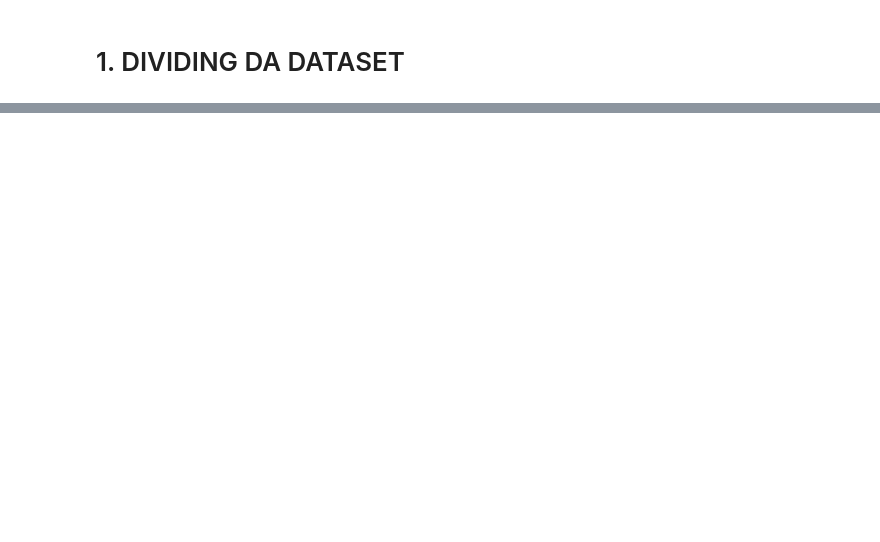
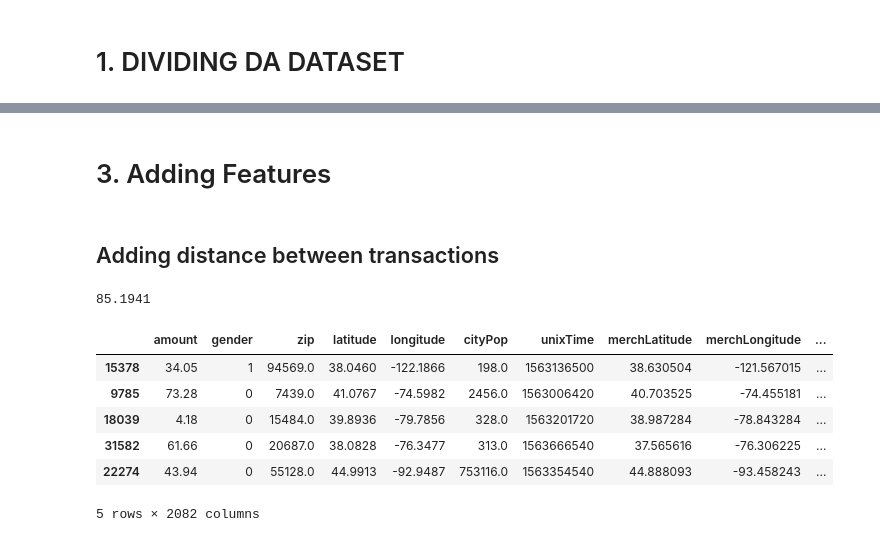
Before and after one commit to ethan-rng/dataquest, a Jupyter notebook: transformerModel.ipynb, the cells around one changed output, grey strips where cells are left out. Drawn from its saved outputs; the diff is of its cells as text; code cells hidden in the pictures; blank space fills up the shorter version.

```diff
--- a/transformerModel.ipynb
+++ b/transformerModel.ipynb
@@ -118,0 +101,48 @@ df
+# %% [markdown]
+# 3. Adding Features
+# %% [markdown]
+## Adding distance between transactions
+# %%
+import math
+def haversine(lat1, lon1, lat2, lon2):
+    R = 6371  # Radius of the Earth in kilometers
+
+    # Convert latitude and longitude from degrees to radians
+    lat1 = math.radians(lat1)
+    lon1 = math.radians(lon1)
+    lat2 = math.radians(lat2)
+    lon2 = math.radians(lon2)
+
+    # Haversine formula
+    dlon = lon2 - lon1
+    dlat = lat2 - lat1
+    a = math.sin(dlat / 2)**2 + math.cos(lat1) * math.cos(lat2) * math.sin(dlon / 2)**2
+    c = 2 * math.atan2(math.sqrt(a), math.sqrt(1 - a))
+    distance = R * c
+
+    return distance
+
+# Coordinates of the two points
+lat1, lon1 = 37.2692, -82.9161
+lat2, lon2 = 37.622362, -82.676007
+
+distanceBetween = []
+for index in df.index:
+    lat1 = df.iloc[index]["latitude"]
+    long1 =  df.iloc[index]["longitude"]
+    lat2 = df.iloc[index]["merchLatitude"]
+    long2 = df.iloc[index]["merchLongitude"]
+    distanceBetween.append(round(haversine(lat1, long1, lat2, long2), 4))
+
+print(distanceBetween[0])
+df["distance_between"] = distanceBetween
+df.sample(5)
+# %% [output]
+85.1941
+|  | amount | gender | zip | latitude | longitude | cityPop | unixTime | merchLatitude | merchLongitude | ... |
+| 15378 | 34.05 | 1 | 94569.0 | 38.0460 | -122.1866 | 198.0 | 1563136500 | 38.630504 | -121.567015 | ... |
+| 9785 | 73.28 | 0 | 7439.0 | 41.0767 | -74.5982 | 2456.0 | 1563006420 | 40.703525 | -74.455181 | ... |
+| 18039 | 4.18 | 0 | 15484.0 | 39.8936 | -79.7856 | 328.0 | 1563201720 | 38.987284 | -78.843284 | ... |
+| 31582 | 61.66 | 0 | 20687.0 | 38.0828 | -76.3477 | 313.0 | 1563666540 | 37.565616 | -76.306225 | ... |
+| 22274 | 43.94 | 0 | 55128.0 | 44.9913 | -92.9487 | 753116.0 | 1563354540 | 44.888093 | -93.458243 | ... |
+5 rows × 2082 columns
```
Also changed, not shown: parts of 21 cells of this notebook, 1 other file.
